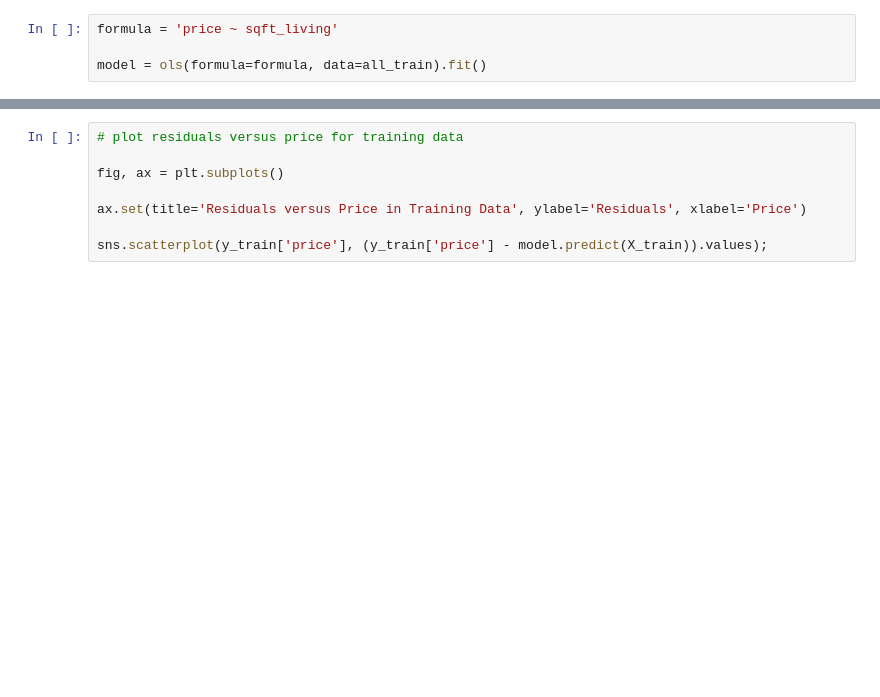
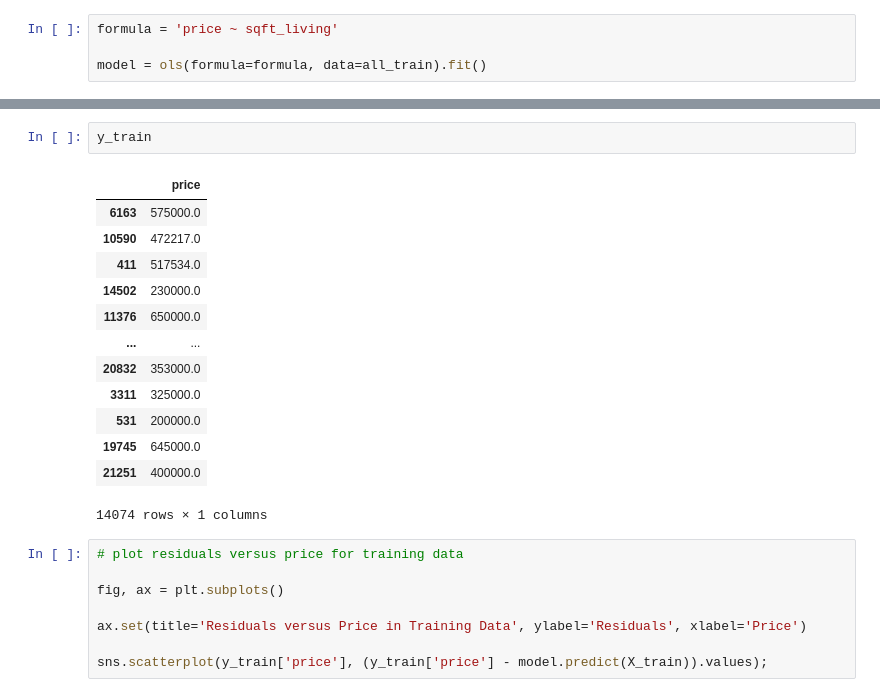
Before and after one commit to ran0027/dsc-phase2-project, a Jupyter notebook: new_baseline_model.ipynb, the cells around one changed output, grey strips where cells are left out. Drawn from its saved outputs; the diff is of its cells as text; blank space fills up the shorter version.

```diff
--- a/new_baseline_model.ipynb
+++ b/new_baseline_model.ipynb
@@ -159,6 +159,22 @@ Notes:
 [1] Standard Errors assume that the covariance matrix of the errors is correctly specified.
 [2] The condition number is large, 5.83e+03. This might indicate that there are
 strong multicollinearity or other numerical problems.
+# %%
+y_train
+# %% [output]
+|  | price |
+| 6163 | 575000.0 |
+| 10590 | 472217.0 |
+| 411 | 517534.0 |
+| 14502 | 230000.0 |
+| 11376 | 650000.0 |
+| ... | ... |
+| 20832 | 353000.0 |
+| 3311 | 325000.0 |
+| 531 | 200000.0 |
+| 19745 | 645000.0 |
+| 21251 | 400000.0 |
+14074 rows × 1 columns
 # %%
 # plot residuals versus price for training data
 
```
Also changed, not shown: parts of 7 cells of this notebook.
